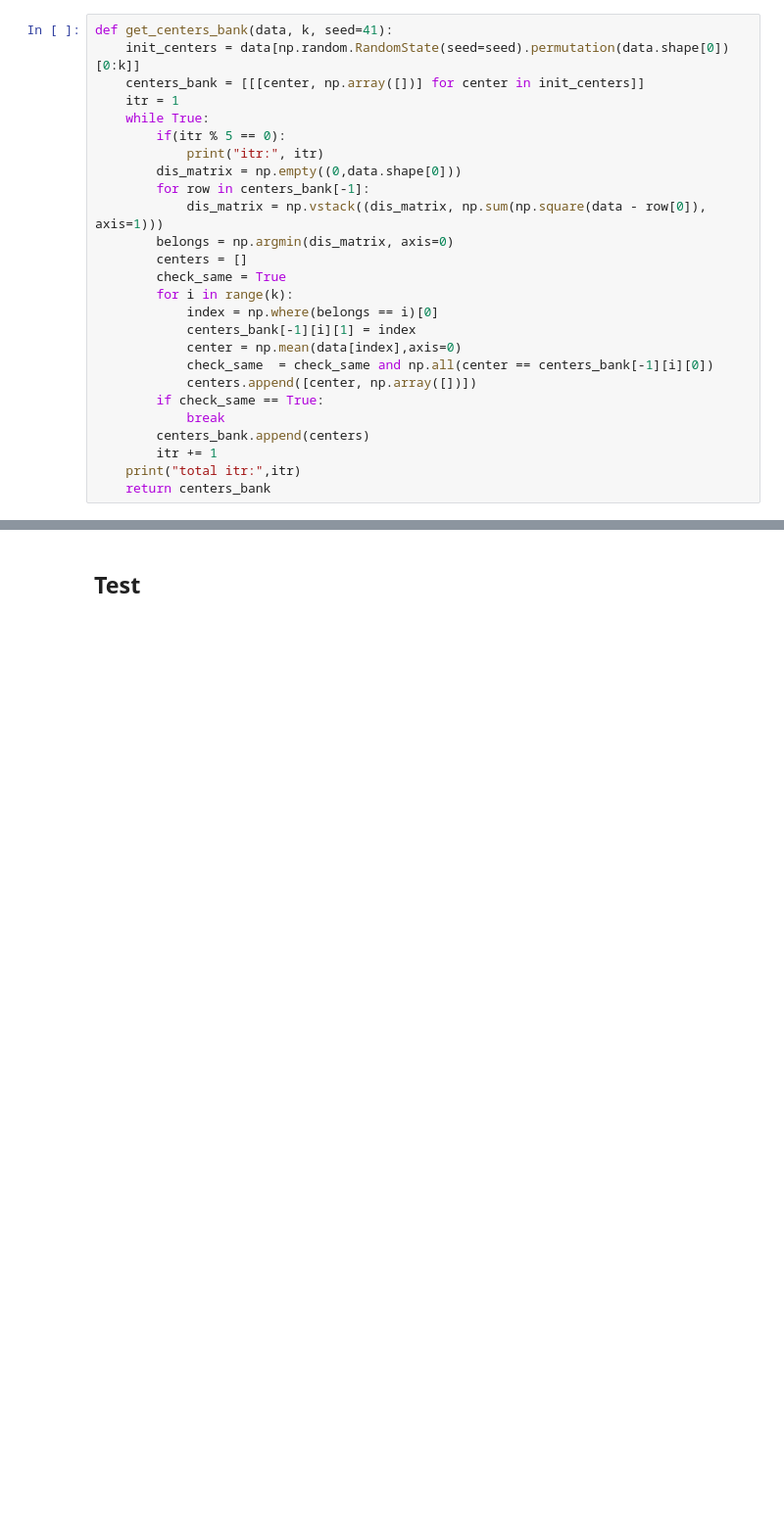
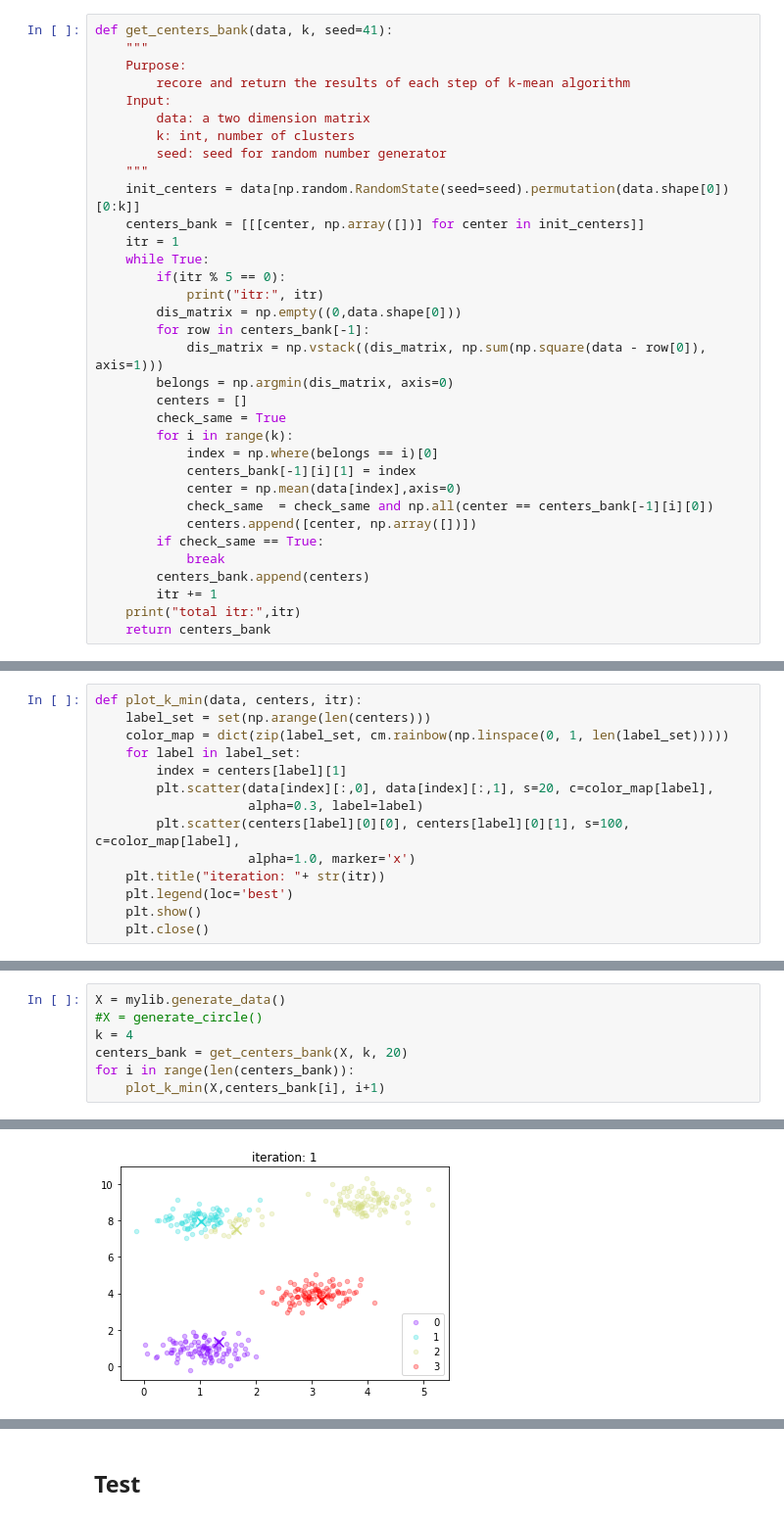
Before and after one commit to XuShaoming/DataMining_Bioinformatic, a Jupyter notebook: project2/code/k_mean.ipynb, the cells around one changed output, grey strips where cells are left out. Shown: that part at 98% size. Drawn from its saved outputs; the diff is of its cells as text; blank space fills up the shorter version.

```diff
--- a/project2/code/k_mean.ipynb
+++ b/project2/code/k_mean.ipynb
@@ -21,5 +11,13 @@ def pca(data):
 # %%
 def get_centers_bank(data, k, seed=41):
+    """
+    Purpose:
+        recore and return the results of each step of k-mean algorithm
+    Input:
+        data: a two dimension matrix
+        k: int, number of clusters
+        seed: seed for random number generator
+    """
     init_centers = data[np.random.RandomState(seed=seed).permutation(data.shape[0])[0:k]]
     centers_bank = [[[center, np.array([])] for center in init_centers]]
     itr = 1
@@ -50,3 +55,17 @@ def get_centers(centers_bank, itr=-1):
     for row in centers_bank[itr]:
         centers_matrix = np.vstack((centers_matrix, row[0]))
     return centers_matrix
+# %%
+def plot_k_min(data, centers, itr):
+    label_set = set(np.arange(len(centers)))
+    color_map = dict(zip(label_set, cm.rainbow(np.linspace(0, 1, len(label_set)))))
+    for label in label_set:
+        index = centers[label][1]
+        plt.scatter(data[index][:,0], data[index][:,1], s=20, c=color_map[label],
+                    alpha=0.3, label=label)
+        plt.scatter(centers[label][0][0], centers[label][0][1], s=100, c=color_map[label],
+                    alpha=1.0, marker='x')
+    plt.title("iteration: "+ str(itr))
+    plt.legend(loc='best')
+    plt.show()
+    plt.close()
@@ -52,0 +76,8 @@ def get_centers(centers_bank, itr=-1):
+# %%
+X = mylib.generate_data()
+#X = generate_circle()
+k = 4
+centers_bank = get_centers_bank(X, k, 20)
+for i in range(len(centers_bank)):
+    plot_k_min(X,centers_bank[i], i+1)
+# %% [output]
@@ -52,0 +85 @@ def get_centers(centers_bank, itr=-1):
+[figure, added]
```
Also changed, not shown: parts of 23 cells of this notebook, 6 other files.
